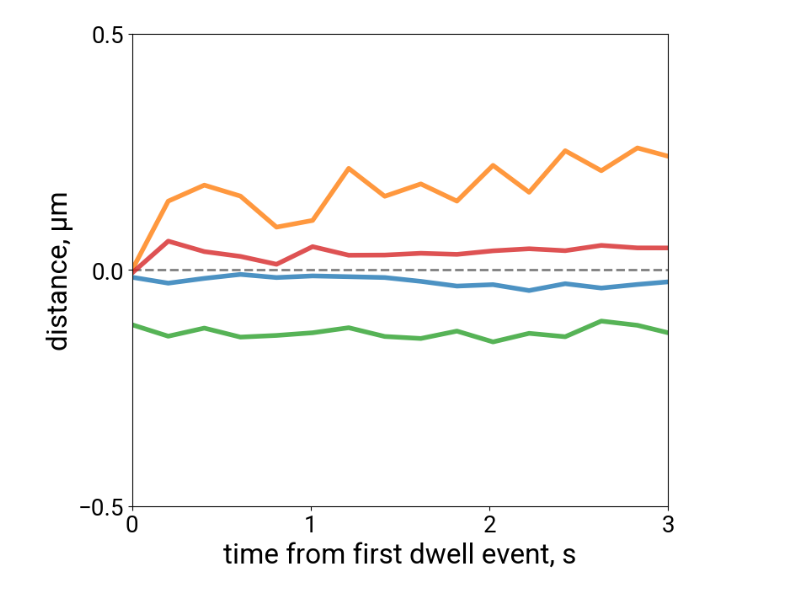
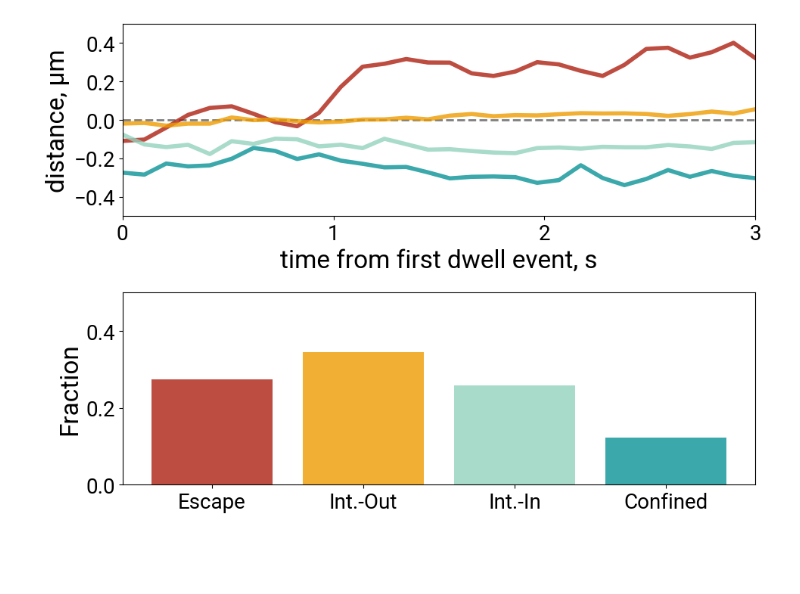
Before and after one commit to walterlab-um/RNA_SPT_in_cellular_condensates, a Jupyter notebook: Trajectories_clustering_analysis_v2.ipynb, the cells around one changed output. Saved outputs shown, nothing was run; the diff lists cells and outputs as text; code cells hidden in the pictures; blank space fills up the shorter version.

```diff
--- a/Trajectories_clustering_analysis_v2.ipynb
+++ b/Trajectories_clustering_analysis_v2.ipynb
@@ -43,5 +53,6 @@ Found 0 subfolders in the data folder.
 # %%
-index = 7  # Change this index to select different subfolders
+# Change this index to select different subfolders
+index = 8
 data_path = subfolders[index]
 data_name = data_path.split("/")[-1]
 print(f"Selected data for {data_name} in folder: {data_path}")
@@ -137,5 +128,7 @@ exp_tracks
 # %%
 common_time = np.linspace(0, 20, 100)  # Common time vector for interpolation
+# %%
+plot_labels = ['Escape', 'Int.-Out', 'Int.-In', 'Confined']
 # %%
 # Load your data
 # Make sure your files are in a folder named 'sample_trajectories' or change the path
@@ -200,5 +200,3 @@ Total traces: 3431
-# %%
-cluster_df = pd.DataFrame(cluster_dict)
 # %%
 cluster_df
 # %% [output]
@@ -470,0 +329,10 @@ Snapshot created for 20220508-FLmRNA_2x_FOV-8, Track ID: 664
+# %%
+# Create a color palette
+unique_labels = np.unique(cluster_labels)
+
+# Use color_palette.py to get a consistent color mapping based on rank
+color_palette = get_color_palette(n=len(unique_labels))  # Exclude noise
+cluster_rank = cluster_df[['cluster_label', 'rank']]
+color_map = {row['cluster_label']: color_palette[row['rank'] - 1] for _, row in cluster_rank.iterrows()}
+
+print(color_map)
@@ -471,40 +372,76 @@ Snapshot created for 20220508-FLmRNA_2x_FOV-8, Track ID: 664
 # %%
-def create_combined_cluster_trajectory(cluster_dict, save_path=None):
+def create_combined_representative_cluster_trajectory(cluster_df, cluster_labels, color_map, save_path=None):
     """
     Creates a combined trajectory plot for each cluster, overlaying all trajectories in the cluster.
 
     Parameters:
     - cluster_dict (dict): A dictionary containing cluster information and associated dataframes.
     """
-    fig, ax = plt.subplots(figsize=(8, 7))
+    fig, ax = plt.subplots(2, 1 ,figsize=(10, 7))
+    unique_labels = np.unique(cluster_labels)
+    common_time = np.linspace(0, 3, 3*10)  # Common time vector for interpolation
+    # Plot the trajectory at the top
+    for label in unique_labels:
+        label_df = cluster_df[cluster_df['cluster_label'] == label]
+        rep_df = label_df.iloc[[0]]['representative_trace'].values[0]
+        plot_label = label_df['plot_labels'].values[0]
+        rank = label_df['rank'].values[0]
+        time = rep_df['t'].values
 
-    for i in range(len(cluster_dict['cluster_id'])):
-        cluster_id = cluster_dict['cluster_id'][i]
-        exp = cluster_dict['experiment'][i]
-        track_id = cluster_dict['trackID'][i]
-        track_df = cluster_dict['track_df'][i]
-        trace_df = cluster_dict['trace_df'][i]
-        condensate_df = cluster_dict['condensate_df'][i]
-        experiment_result = cluster_dict['exp_result'][i]
+        distance = rep_df['distance_um'].values
+        interp_distance = np.interp(common_time, time, distance)
 
-        interp_distance_um = np.interp(common_time, trace_df['t'], np.array(trace_df['distance_um']))
-        ax.plot(common_time, interp_distance_um, lw=4, alpha=0.8, label=f'Cluster {cluster_id} - {exp} Track {track_id}')
-        ax.set_xlim(0, trace_df['t'].max())
+        ax[0].plot(common_time, interp_distance, lw=4, alpha=0.8, label=plot_label, c=color_map[label])
+        ax[0].set_xlim(0, trace_df['t'].max())
 
-    ax.axhline(y=0, color='gray', linestyle='--', lw=2, zorder=-1)
-    ax.set_xlabel("time from first dwell event, s", fontsize=24)
-    ax.set_ylabel("distance, μm", fontsize=24)
-    ax.tick_params(axis='both', which='major', labelsize=20)
+    ax[0].axhline(y=0, color='gray', linestyle='--', lw=2, zorder=-1)
+    ax[0].set_xlabel("time from first dwell event, s", fontsize=24)
+    ax[0].set_ylabel("distance, μm", fontsize=24)
+    ax[0].tick_params(axis='both', which='major', labelsize=20)
 
-    ax.set_yticks(np.arange(-0.5, 0.6, 0.5))
-    ax.set_xlim(0, 3.0)
-    ax.set_xticks(np.arange(0, 4, 1))
+    ax[0].set_yticks(np.arange(-0.6, 0.6, 0.2))
+
+    # Find the maximum y-axis limit across all clusters
+    max_y = max([np.max(np.abs(np.interp(common_time, cluster_df[cluster_df['cluster_label'] == label].iloc[[0]]['representative_trace'].values[0]['distance_um'].values,
+                                                      cluster_df[cluster_df['cluster_label'] == label].iloc[[0]]['representative_trace'].values[0]['t'].values))) for label in unique_labels])
+    print(f"Max y-axis limit: {max_y}")
+    # Set y-axis limit slightly above the maximum value for better visualization
+    y_limit = np.ceil(max_y) / 10 + 0.2
+
+    ax[0].set_ylim(-y_limit, y_limit)
+    ax[0].set_xlim(0, 3.0)
+    ax[0].set_xticks(np.arange(0, 4, 1))
+    # Get the plot labels in the correct order of rank
+    plot_labels = cluster_df.sort_values('rank')['plot_labels'].unique()
+
+    # Calculate the fraction of trajectories in each cluster
+    cluster_fractions = pd.Series(cluster_labels).value_counts(normalize=True)
+
+    # Sort fractions by rank to match plot_labels and color_map order
+    cluster_rank_map = cluster_df.set_index('cluster_label')['rank'].to_dict()
+    cluster_fractions = cluster_fractions.sort_index(key=lambda x: x.map(cluster_rank_map))
+
+    # Get colors sorted by rank
+    sorted_colors = [color for _, color in sorted(color_map.items(), key=lambda item: cluster_rank_map[item[0]])]
+
+    # Plot the bar chart of cluster fractions
+    ax[1].bar(plot_labels, cluster_fractions.values, color=sorted_colors, alpha=0.8)
+    ax[1].set_xlabel("Cluster Label", fontsize=24)
+    ax[1].set_ylabel("Fraction of Trajectories", fontsize=24)
+    ax[1].tick_params(axis='both', which='major', labelsize=20)
+    ax[1].set_xticks(cluster_fractions.index)
+
+    ax[1].set_xlabel("")
+    ax[1].set_ylabel("Fraction")
+
+    ax[1].set_yticks(np.arange(0, 0.5, 0.2))
+    ax[1].set_ylim(0, 0.5)
 
     plt.tight_layout()
     if save_path:
         plt.savefig(save_path, dpi=300)
         print(f"Combined trajectory plot saved to {save_path}")
-    plt.show()
+        plt.show()
 
-create_combined_cluster_trajectory(cluster_dict, save_path=f'result/cluster_trajectories/combined_cluster_trajectories_{exp_name.split("_FOV")[0]}.png')
+create_combined_representative_cluster_trajectory(cluster_df, cluster_labels, color_map, save_path=f'result/combined_trajectories/{exp_name.split("_FOV")[0]}_combined_cluster_trajectories.png')
 # %% [output]
@@ -512 +450 @@ Combined trajectory plot saved to result/cluster_trajectories/combined_cluster_t
-[figure, old version]
+[figure, new version]
```
Also changed, not shown: parts of 17 cells of this notebook, 2 other files.
